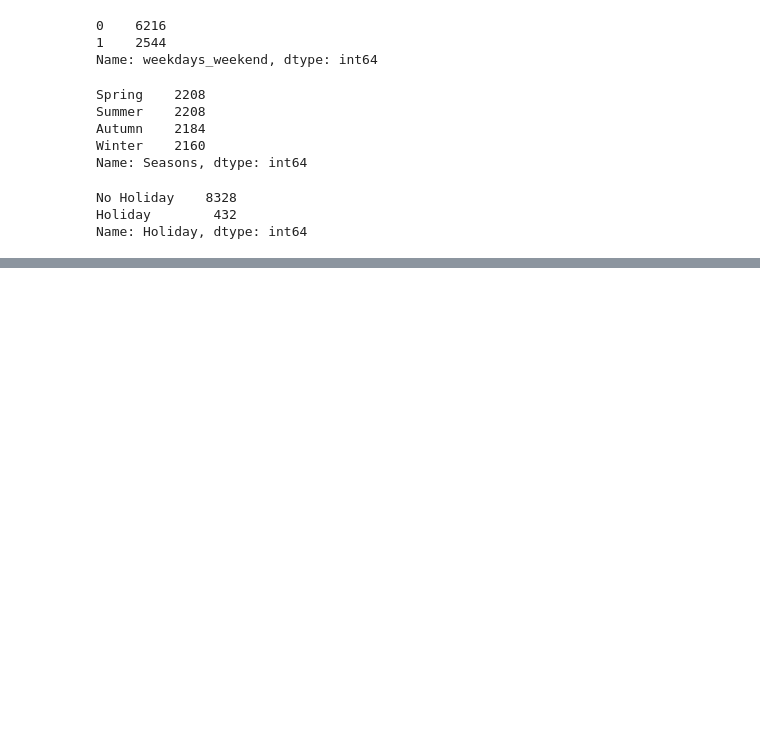
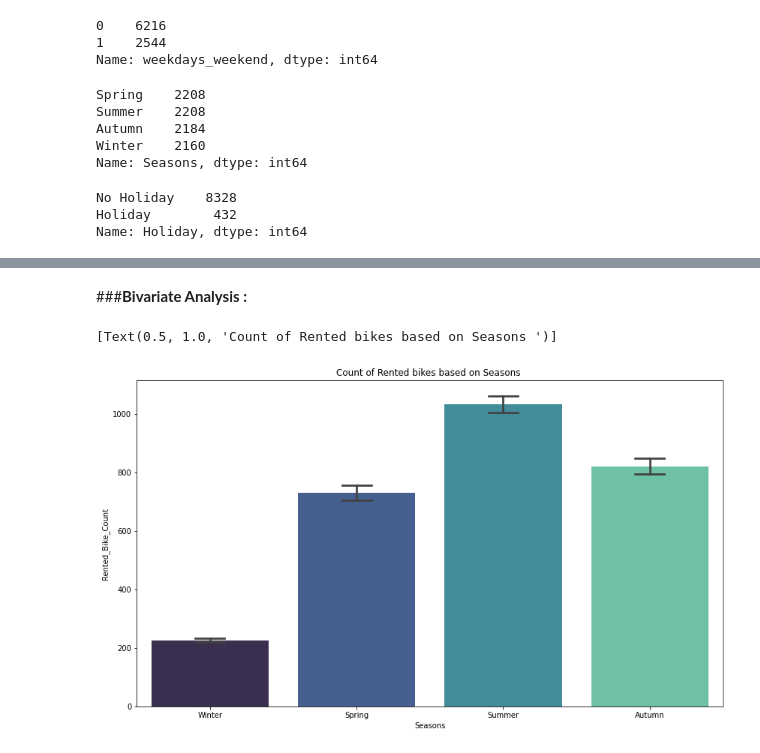
Before and after one commit to anup-anny/Bike-Sharing-Demand-Prediction, a Jupyter notebook: Bike_Sharing_Demand_Prediction_Capstone_Project.ipynb, the cells around one changed output, grey strips where cells are left out. Saved outputs shown, nothing was run; the diff lists cells and outputs as text; code cells hidden in the pictures; blank space fills up the shorter version.

```diff
--- a/Bike_Sharing_Demand_Prediction_Capstone_Project.ipynb
+++ b/Bike_Sharing_Demand_Prediction_Capstone_Project.ipynb
@@ -228,0 +295,10 @@ df=df.drop(['Dew_point_temperature'],axis=1)
+# %% [markdown]
+###**Bivariate Analysis :**
+# %%
+#analysis of data by vizualisation using seasons and rented bike count.
+fig,ax=plt.subplots(figsize=(14,8))
+sns.barplot(data=df,x='Seasons',y='Rented_Bike_Count',ax=ax,capsize=.2,palette = "mako")
+ax.set(title='Count of Rented bikes based on Seasons ')
+# %% [output]
+[Text(0.5, 1.0, 'Count of Rented bikes based on Seasons ')]
+[figure, added]
```
Also changed, not shown: parts of 47 cells of this notebook.
